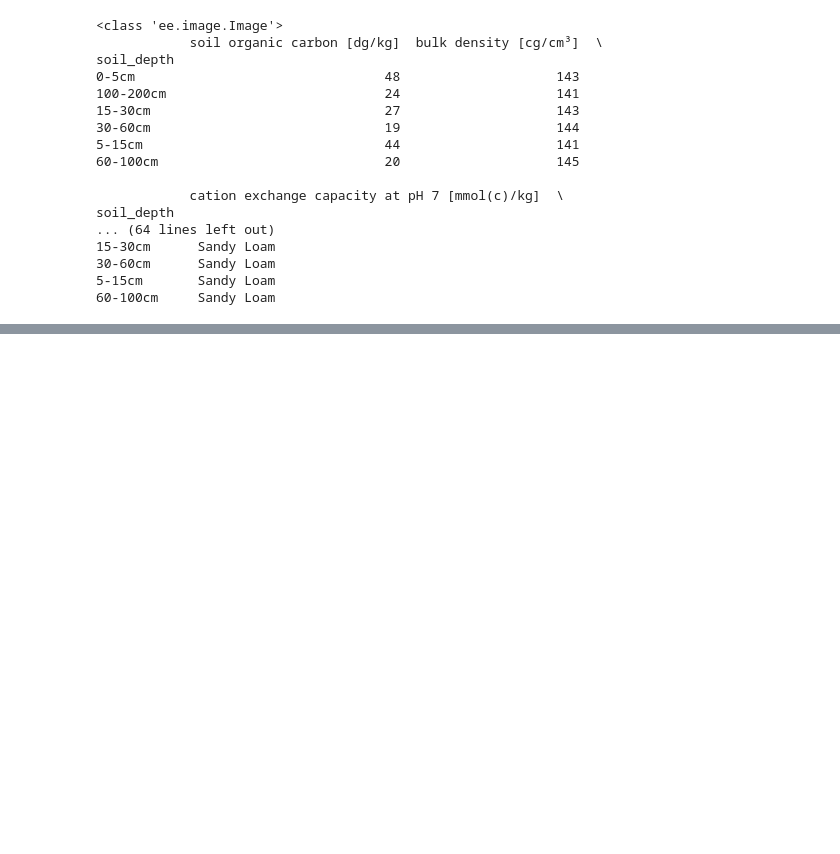
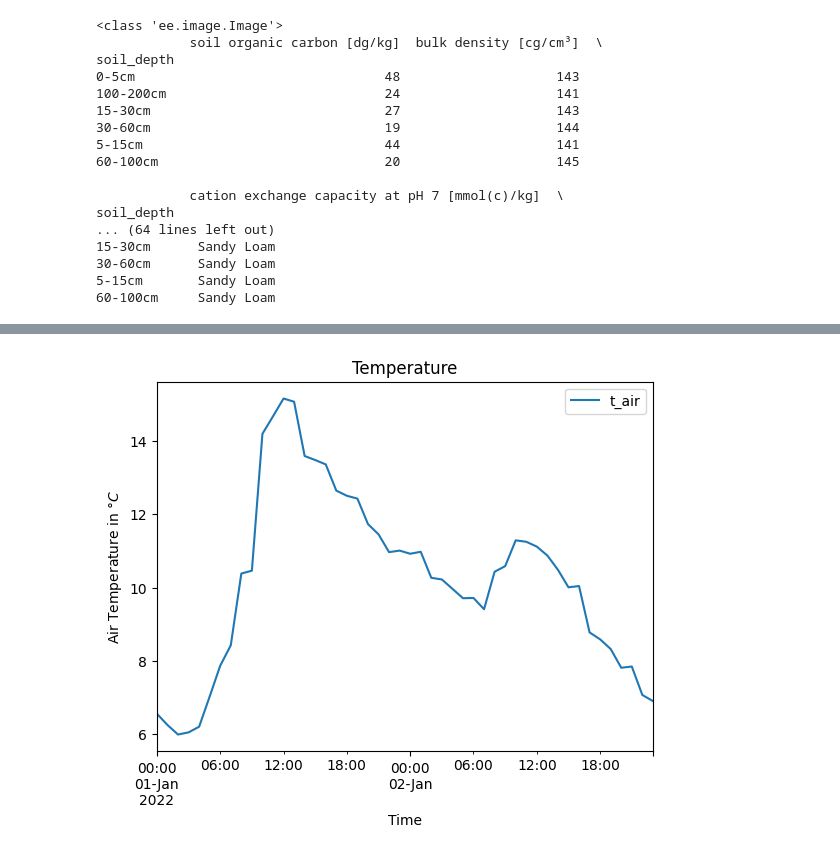
Before and after one commit to rl-institut/WEFESiteAnalyst, a Jupyter notebook: examples/generic/WEFESiteAnalyst-test.ipynb, the cells around one changed output, grey strips where cells are left out. Cells and saved outputs as stored; diff of their text form; code cells hidden in the pictures; blank space fills up the shorter version.

```diff
--- a/examples/generic/WEFESiteAnalyst-test.ipynb
+++ b/examples/generic/WEFESiteAnalyst-test.ipynb
@@ -658,5 +610,10 @@ plt.ylabel('Total Precipitation in $m³/h$')
 # %%
 # plot temperature
 era5_wefe.loc[:, ['t_air']].plot(title='Temperature')
 plt.xlabel('Time')
 plt.ylabel('Air Temperature in $°C$')
+
+temp_plot = BytesIO()
+plt.savefig(temp_plot, format='png')
+# %% [output]
+[figure, added]
```
Also changed, not shown: parts of 14 cells of this notebook, 11 other files.
